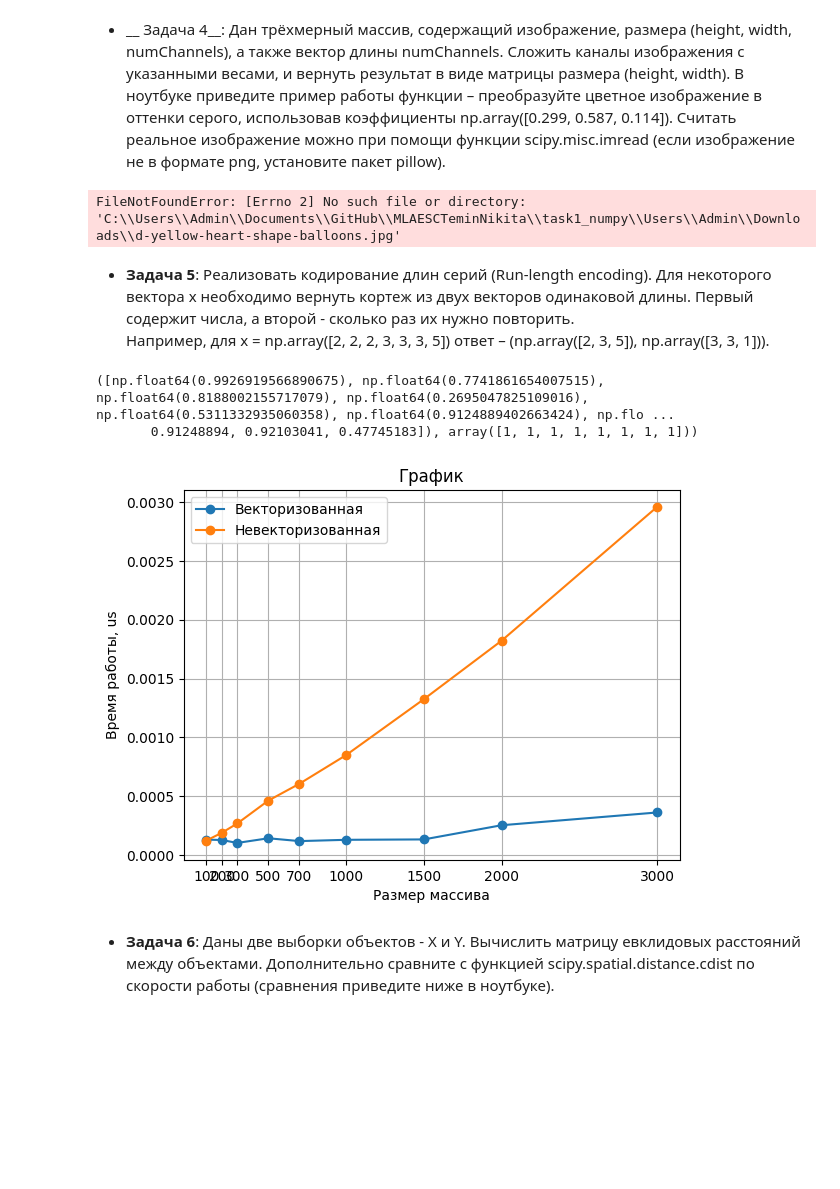
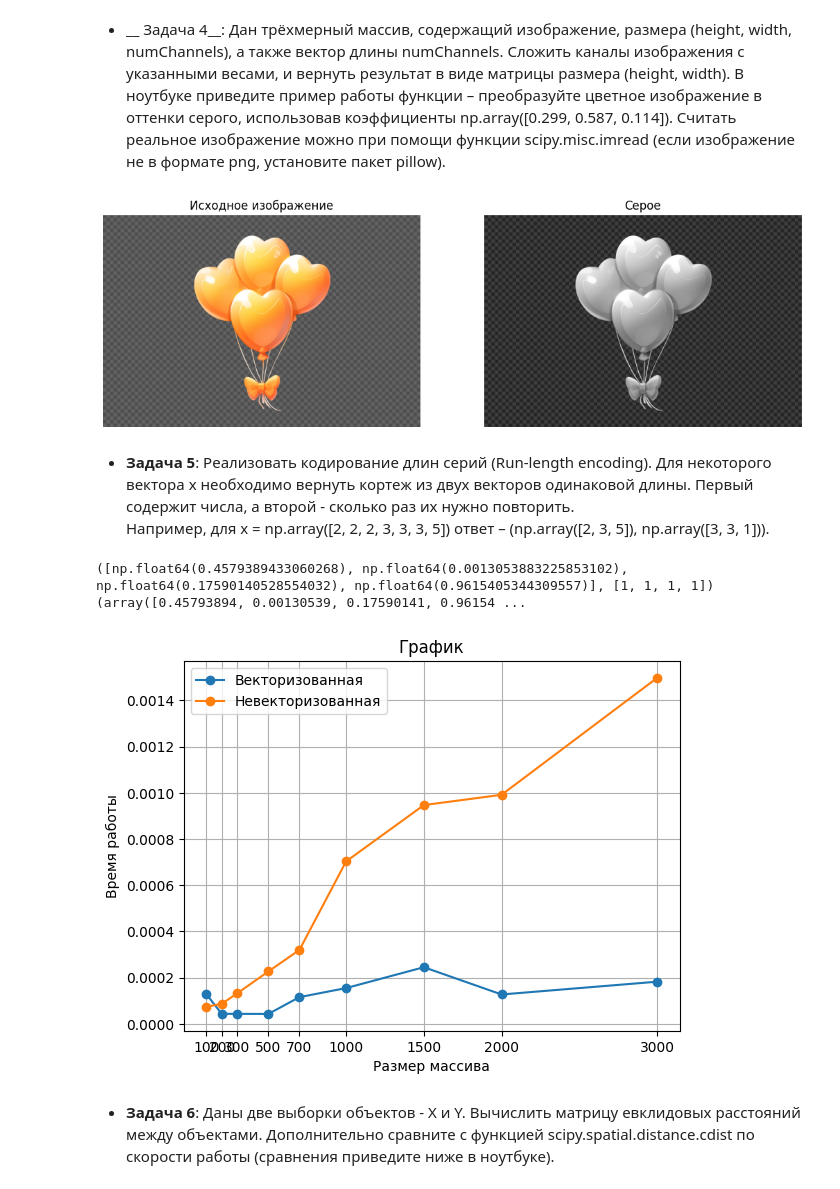
Before and after one commit to NikitaCat81/MLAESCTeminNikita, a Jupyter notebook: task1_numpy/task1_numpy_practive.ipynb, the cells around one changed output. Saved outputs shown, nothing was run; the diff lists cells and outputs as text; code cells hidden in the pictures; blank space fills up the shorter version.

```diff
--- a/task1_numpy/task1_numpy_practive.ipynb
+++ b/task1_numpy/task1_numpy_practive.ipynb
@@ -277,47 +270,48 @@ import matplotlib.pyplot as plt
 from matplotlib.pyplot import imread, imshow
 import numpy as np
 
 %matplotlib inline
 
-def convert_image_vect(img, coeff):
-    return np.sum(img * coeff, axis=-1)
+def convert_image_vect(img, coefs):
+    return np.sum(img * coefs, axis=-1)
 
-def convert_image(img, coeff):
+def convert_image(img, coefs):
     height = len(img)
     width = len(img[0])
     result_img = list()
     for i in range(height):
         curr_str = list()
         for j in range(width):
             sum = 0
-            for k in range(len(coeff)):
-                sum += img[i][j][k] * coeff[k]
+            for k in range(len(coefs)):
+                sum += img[i][j][k] * coefs[k]
             curr_str.append(sum)
         result_img.append(curr_str)
     return result_img
 
 
 
-img = imread('C:\Users\Admin\Documents\GitHub\MLAESCTeminNikita\task1_numpy\3d-yellow-heart-shape-balloons.jpg')
-coeff = np.array([0.299, 0.587, 0.114])
-img_grey = convert_image(img, coeff)
+img = imread('3d_yellow_heart_shape_balloons.jpg')
+coefs = np.array([0.2989, 0.5870, 0.1140])
+img_grey = convert_image_vect(img, coefs)
 
 fig, (ax1, ax2) = plt.subplots(1, 2, figsize=(13, 5))
 ax1.imshow(img)
 ax1.set_title('Исходное изображение')
 ax1.axis('off')
 ax2.imshow(img_grey, cmap='gray')
 ax2.set_title('Серое')
 ax2.axis('off')
 
 fig.show()
 # %% [output]
-FileNotFoundError: [Errno 2] No such file or directory: 'C:\\Users\\Admin\\Documents\\GitHub\\MLAESCTeminNikita\\task1_numpy\\Users\\Admin\\Downloads\\d-yellow-heart-shape-balloons.jpg'
+[figure, added]
 # %% [markdown]
 * __Задача 5__: Реализовать кодирование длин серий (Run-length encoding). Для некоторого вектора x необходимо вернуть кортеж из двух векторов одинаковой длины. Первый содержит числа, а второй - сколько раз их нужно повторить.
  Например, для x = np.array([2, 2, 2, 3, 3, 3, 5]) ответ – (np.array([2, 3, 5]), np.array([3, 3, 1])).
 # %%
 # code here
+
 import numpy as np
 import random
 
@@ -353,9 +347,6 @@ def run_length_encoding_vect(ms):
 
 print(run_length_encoding(ms), run_length_encoding_vect(ms))
 
-size = [10, 50, 100, 200, 500, 1000]
-v_1 = list()
-non_v_1 = list()
 
 size_d = [100, 200, 300, 500, 700, 1000, 1500, 2000, 3000]
 v_1 = []
@@ -383,16 +374,15 @@ plt.plot(size_d, v_1, label="Векторизованная", marker='o')
 plt.plot(size_d, non_v_1, label="Невекторизованная", marker='o')
 plt.xticks(size_d)
 plt.xlabel(u'Размер маcсива')
-plt.ylabel(u'Время работы, us')
+plt.ylabel(u'Время работы')
 plt.title(u'График')
 plt.grid(True)
 plt.legend()
 
 plt.show()
 # %% [output]
-([np.float64(0.9926919566890675), np.float64(0.7741861654007515), np.float64(0.8188002155717079), np.float64(0.2695047825109016), np.float64(0.5311332935060358), np.float64(0.9124889402663424), np.flo ...
-       0.91248894, 0.92103041, 0.47745183]), array([1, 1, 1, 1, 1, 1, 1, 1]))
+([np.float64(0.4579389433060268), np.float64(0.0013053883225853102), np.float64(0.17590140528554032), np.float64(0.9615405344309557)], [1, 1, 1, 1]) (array([0.45793894, 0.00130539, 0.17590141, 0.96154 ...
-[figure, old version]
+[figure, new version]
 # %% [markdown]
 
 
```
Also changed, not shown: parts of 4 cells of this notebook, 3 other files.
